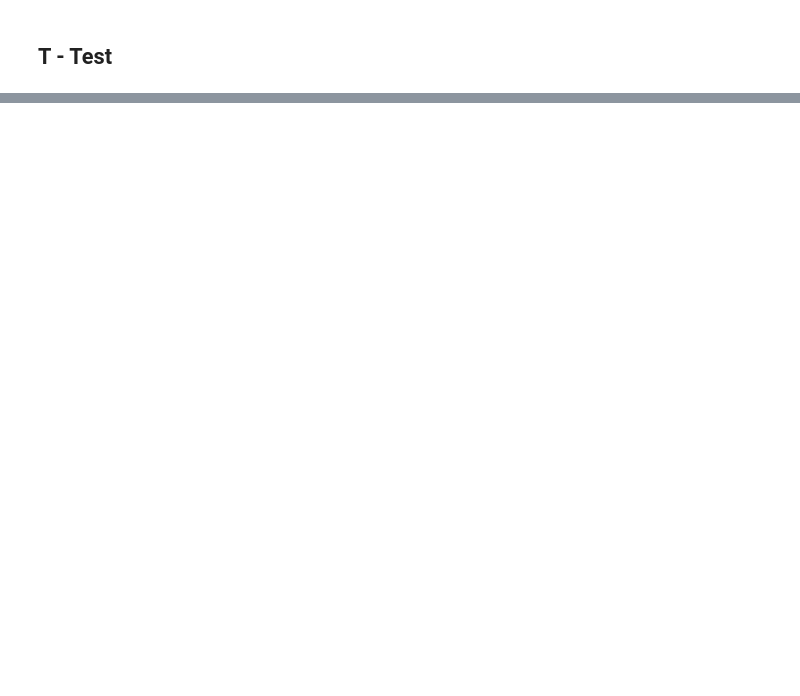
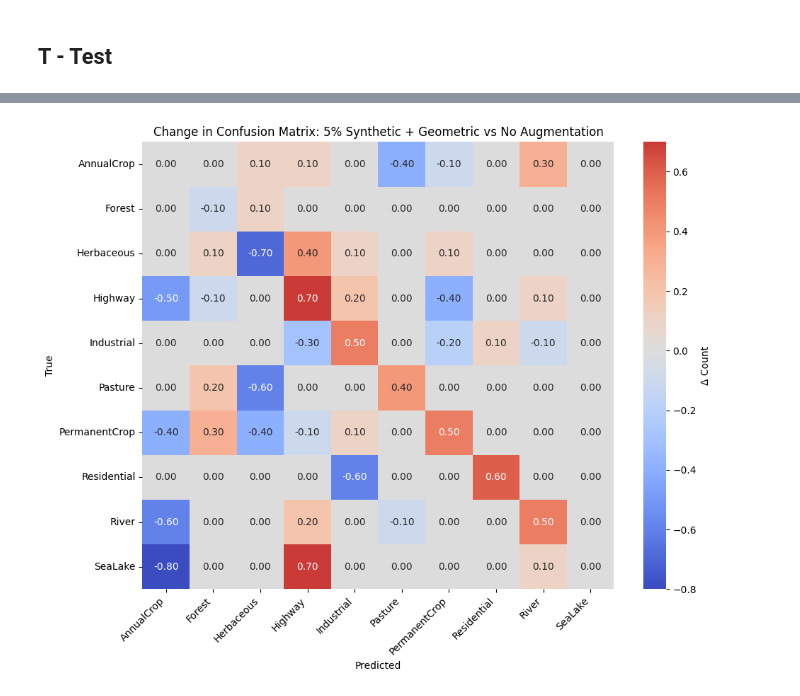
Before and after one commit to otausendschoen/Image_Classification_Diffusion-Augmentation, a Jupyter notebook: Codes/Significance.ipynb, the cells around one changed output, grey strips where cells are left out. Drawn from its saved outputs; the diff is of its cells as text; code cells hidden in the pictures; blank space fills up the shorter version.

```diff
--- a/Codes/Significance.ipynb
+++ b/Codes/Significance.ipynb
@@ -112,0 +291,46 @@ Geometric Augmentation: ΔMean = 0.0083, t = -4.8556, p = 0.0001
+# %%
+import matplotlib.pyplot as plt
+import seaborn as sns
+import numpy as np
+
+def plot_confusion_delta(baseline_matrix, target_matrix, class_names, baseline_name="Baseline", target_name="Target", filename="delta_conf_matrix.png"):
+    """
+    Plot heatmap showing the difference between two confusion matrices.
+
+    Args:
+        baseline_matrix (np.ndarray): Average confusion matrix of the baseline (e.g. No Augmentation).
+        target_matrix (np.ndarray): Average confusion matrix of the experiment to compare.
+        class_names (list): List of class names (length = n_classes).
+        baseline_name (str): Label for baseline in title.
+        target_name (str): Label for target in title.
+        filename (str): File name to save the figure.
+    """
+    delta = target_matrix - baseline_matrix
+
+    plt.figure(figsize=(10, 8))
+    sns.heatmap(delta, annot=True, fmt='.2f', cmap='coolwarm', center=0,
+                xticklabels=class_names, yticklabels=class_names, cbar_kws={'label': 'Δ Count'})
+    plt.title(f'Change in Confusion Matrix: {target_name} vs {baseline_name}')
+
+    plt.xlabel('Predicted')
+    plt.ylabel('True')
+    plt.xticks(rotation=45, ha='right')
+    plt.yticks(rotation=0)
+    plt.tight_layout()
+    plt.savefig(filename)
+    plt.show()
+# %%
+# Assume you already computed these:
+# avg_matrices["No Augmentation"]
+# avg_matrices["5% Synthetic + Geometric"]
+
+plot_confusion_delta(
+    baseline_matrix=avg_matrices["No Augmentation"],
+    target_matrix=avg_matrices["5% Synthetic + Geometric"],
+    class_names=class_names,
+    baseline_name="No Augmentation",
+    target_name="5% Synthetic + Geometric",
+    filename="delta_matrix_5pc_synth_geo_vs_baseline.png"
+)
+# %% [output]
+[figure, added]
```
Also changed, not shown: parts of 11 cells of this notebook, 3 other files.
